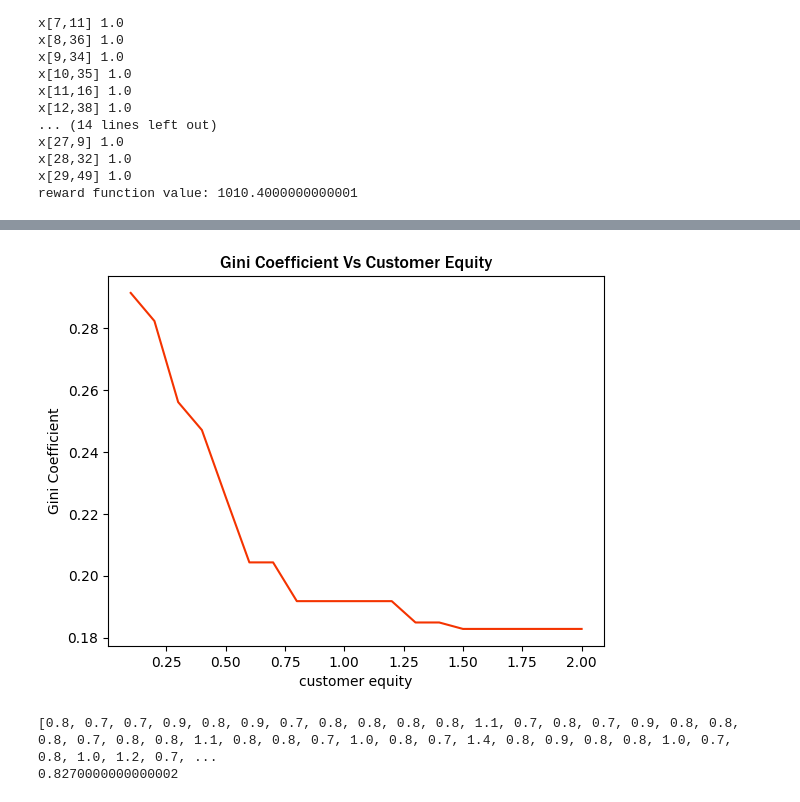
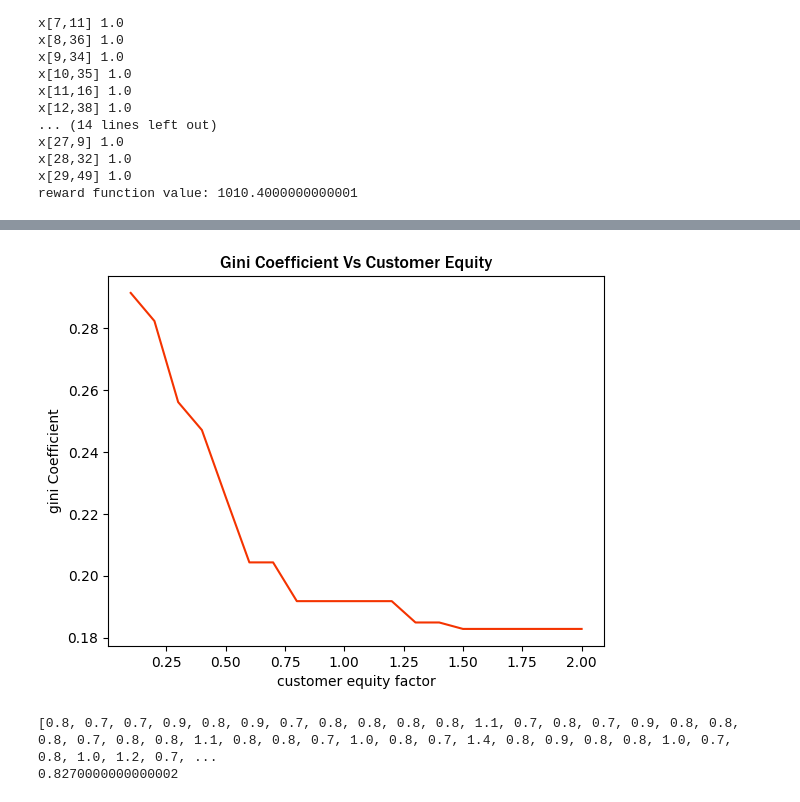
Before and after one commit to siddharth177/optimizingTaxiDispatching, a Jupyter notebook: optimal_solution/OptimalSolutions_v2_0.ipynb, the cells around one changed output, grey strips where cells are left out. Drawn from its saved outputs; the diff is of its cells as text; code cells hidden in the pictures.

```diff
--- a/optimal_solution/OptimalSolutions_v2_0.ipynb
+++ b/optimal_solution/OptimalSolutions_v2_0.ipynb
@@ -655,36 +655,36 @@ for eta in eta_list:
 
   #add constraints
   for each_taxi in taxi_index:
     for each_request in request_index:
       if (pickup_occupied_CS_distance[each_taxi][each_request]>(taxi[each_taxi]['soc']*EAV_range)):
         model.addConstr(x[each_taxi, each_request]==0) #taxi does not accept request if range is not enough
       if(pickup_time_in_mins[each_taxi][each_request] > max_pickup_time):
         model.addConstr(x[each_taxi, each_request] == 0) #taxi does not accept request if pickup time is more than max
       # if(customer_waiting_time[each_taxi][each_request] > max_wait_time):
       #   model.addConstr(x[each_taxi, each_request]==0)
 
   model.addConstrs(x.sum(i, '*')<=1 for i in taxi_index)
   model.addConstrs(x.sum('*', j)<=1 for j in request_index)
 
   #solve
   model.optimize()
   # print('Obj:', model.objVal)
 
   total_pickup_time = 0.0
   for v in model.getVars():
     if v.x == 1.0:
       str = v.varName
       customer_waiting_time_distribution = np.append(customer_waiting_time_distribution, customer_waiting_time[int((str.split(',')[0]).split('[')[1])][int((str.split(',')[1]).split(']')[0])])
 
   gini_coefficient = np.append(gini_coefficient, gini(customer_waiting_time_distribution))
 
 plt.plot(eta_list, gini_coefficient, "#F43300")
 plt.title("Gini Coefficient Vs Customer Equity", fontname = 'Franklin Gothic Medium', fontsize = 13)
-plt.xlabel("customer equity", fontname = 'Sans', fontsize = 10)
-plt.ylabel("Gini Coefficient", fontname = 'Sans', fontsize = 10)
+plt.xlabel("customer equity factor", fontname = 'Sans', fontsize = 10)
+plt.ylabel("gini Coefficient", fontname = 'Sans', fontsize = 10)
 plt.show()
 # %% [output]
-[figure, old version]
+[figure, new version]
 # %%
 #Analysis - optimal eta with different datasets (to find the best eta)
 import numpy
```
Also changed, not shown: parts of 2 cells of this notebook.
